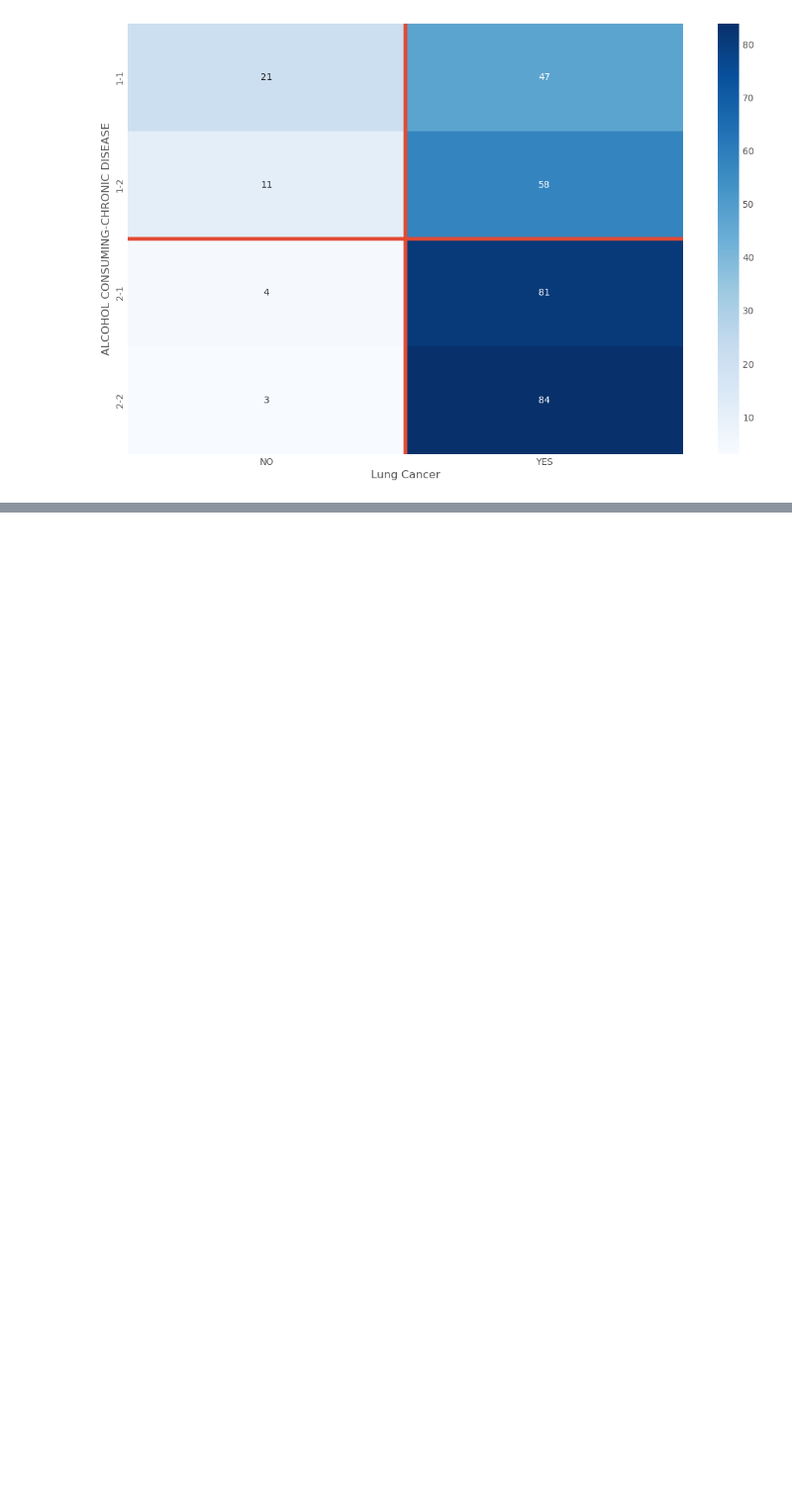
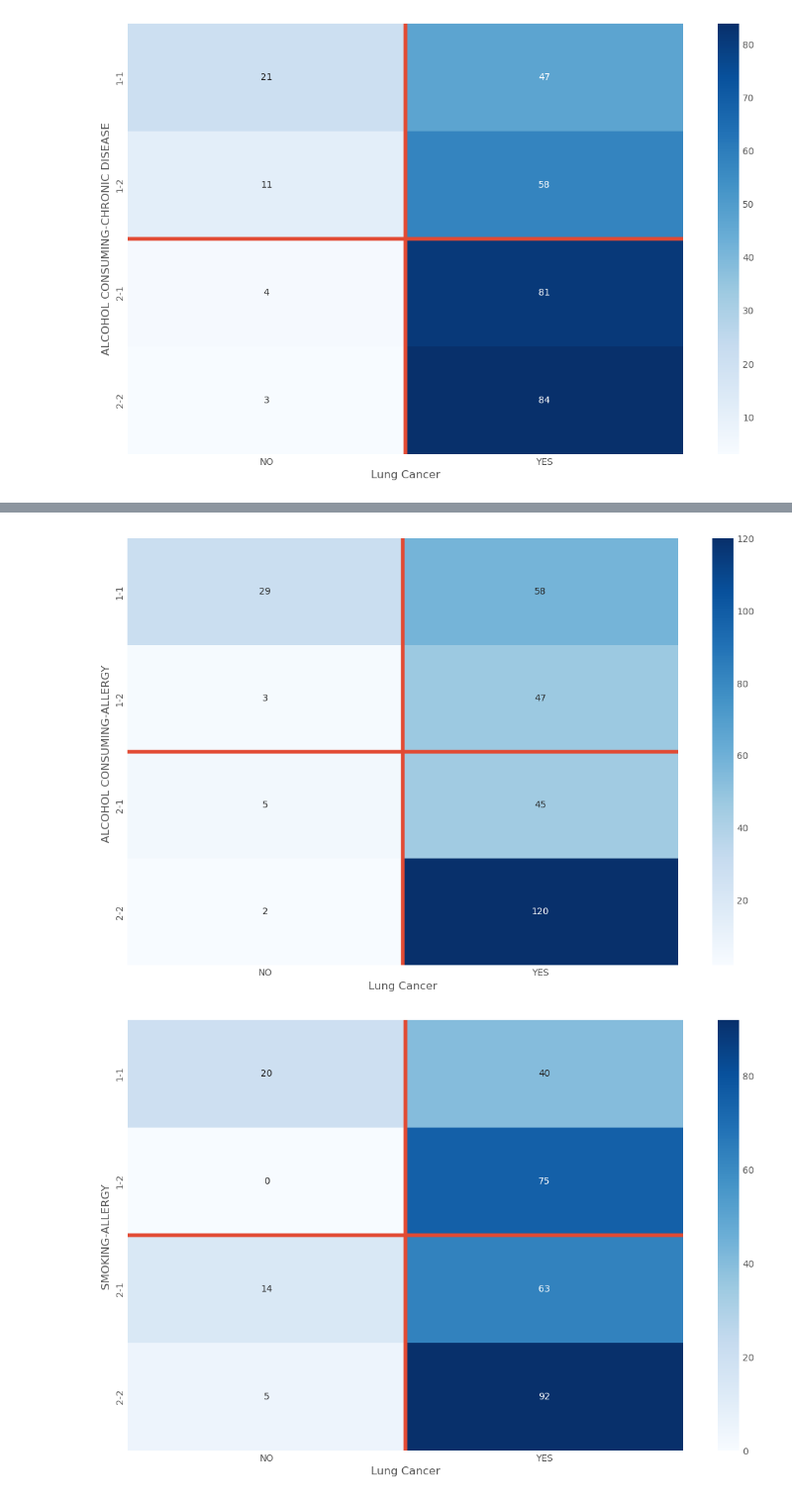
Before and after one commit to jre8301/Data-Dive-1, a Jupyter notebook: main.ipynb, the cells around one changed output, grey strips where cells are left out. Shown at 99% size. Drawn from its saved outputs; the diff is of its cells as text; code cells hidden in the pictures; blank space fills up the shorter version.

```diff
--- a/main.ipynb
+++ b/main.ipynb
@@ -177,0 +175,17 @@ plt.xlabel('Lung Cancer');
+# %%
+ALC_ALL = pd.crosstab([df['ALCOHOL CONSUMING'],df['ALLERGY ']], df['LUNG_CANCER'])
+plt.figure(figsize=(12,8))
+sns.heatmap(ALC_ALL, annot=True, cmap="Blues",fmt = '.0f')
+plt.axhline(y=2)
+plt.axvline(x=1)
+plt.xlabel('Lung Cancer');
+
+SMOK_ALL = pd.crosstab([df['SMOKING'],df['ALLERGY ']], df['LUNG_CANCER'])
+plt.figure(figsize=(12,8))
+sns.heatmap(SMOK_ALL, annot=True, cmap="Blues",fmt = '.0f')
+plt.axhline(y=2)
+plt.axvline(x=1)
+plt.xlabel('Lung Cancer');
+# %% [output]
+[figure, added]
+[figure, added]
```
Also changed, not shown: parts of 11 cells of this notebook, 2 other files.
